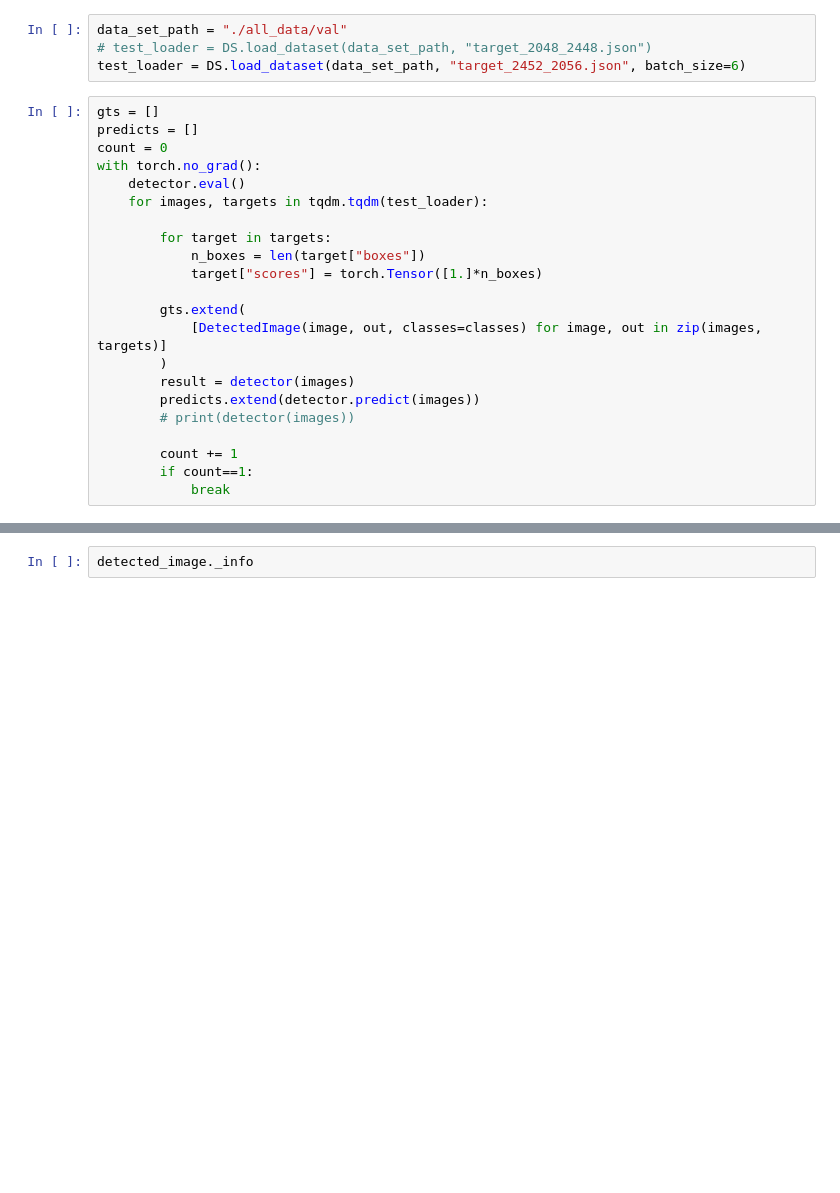
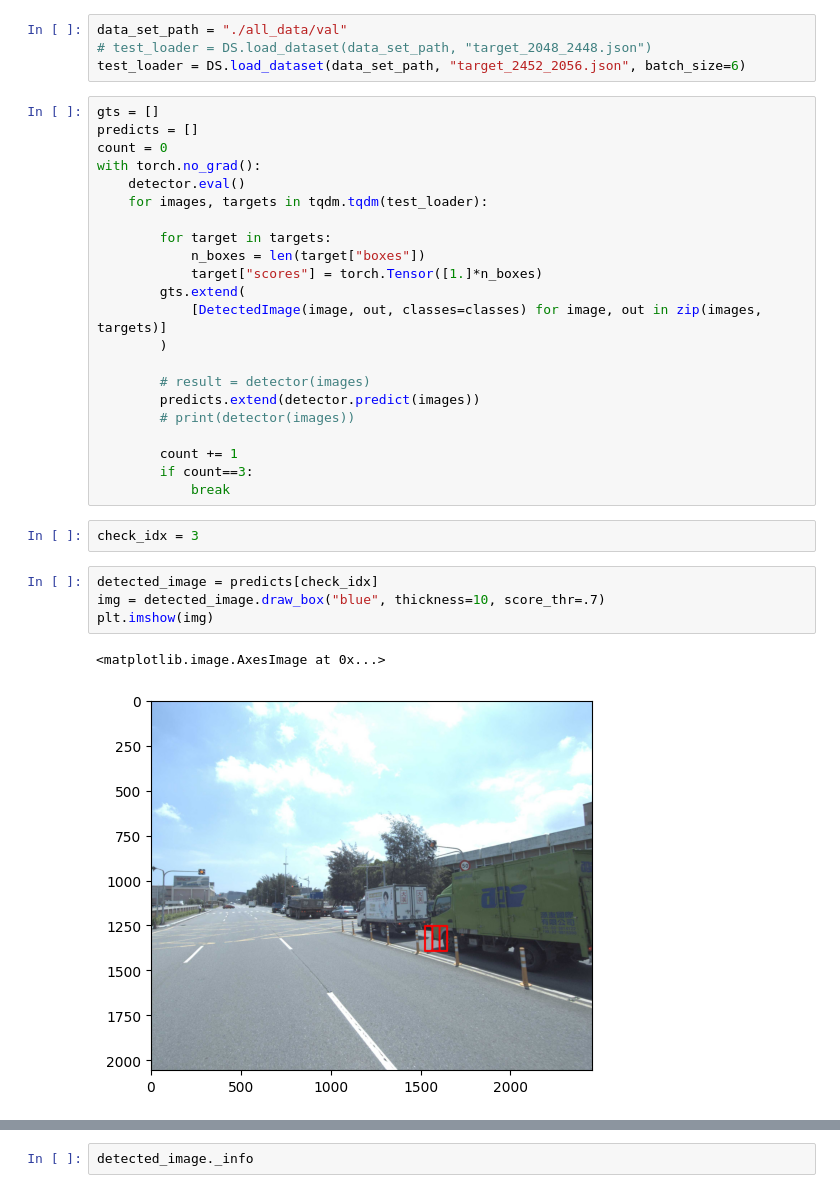
Before and after one commit to hukaichun/EasyOCR, a Jupyter notebook: frcnn/dev_RCNNDetector.ipynb, the cells around one changed output, grey strips where cells are left out. Drawn from its saved outputs; the diff is of its cells as text; blank space fills up the shorter version.

```diff
--- a/frcnn/dev_RCNNDetector.ipynb
+++ b/frcnn/dev_RCNNDetector.ipynb
@@ -29,14 +29,23 @@ with torch.no_grad():
         for target in targets:
             n_boxes = len(target["boxes"])
             target["scores"] = torch.Tensor([1.]*n_boxes)
-
         gts.extend(
             [DetectedImage(image, out, classes=classes) for image, out in zip(images, targets)]
         )
-        result = detector(images)
+
+        # result = detector(images)
         predicts.extend(detector.predict(images))
         # print(detector(images))
 
         count += 1
-        if count==1:
+        if count==3:
             break
+# %%
+check_idx = 3
+# %%
+detected_image = predicts[check_idx]
+img = detected_image.draw_box("blue", thickness=10, score_thr=.7)
+plt.imshow(img)
+# %% [output]
+<matplotlib.image.AxesImage at 0x...>
+[figure, added]
```
Also changed, not shown: parts of 6 cells of this notebook.
